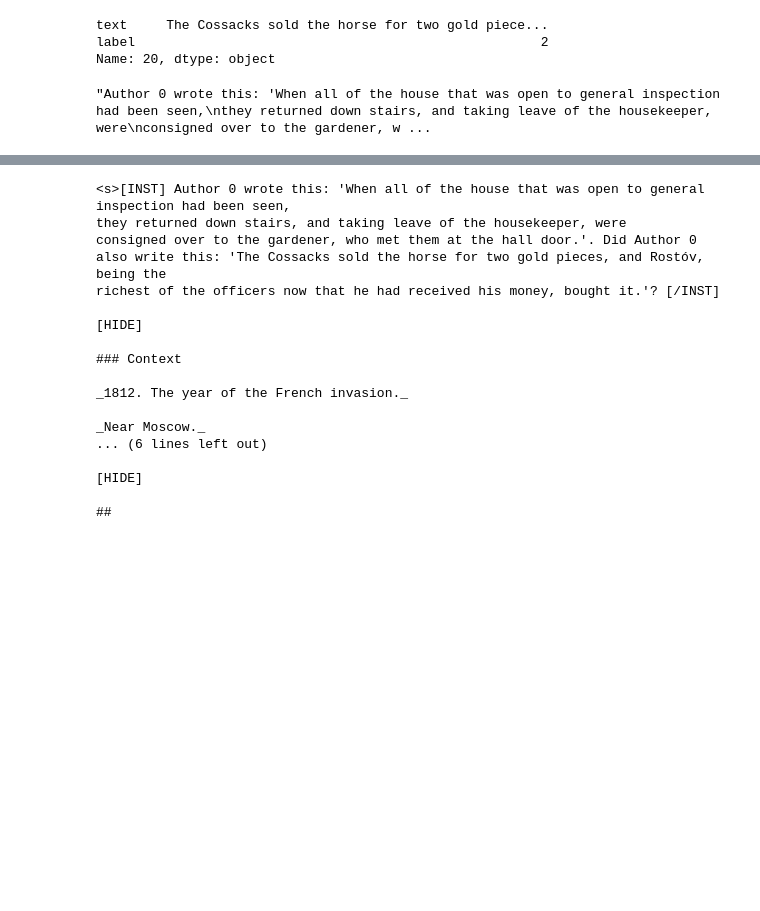
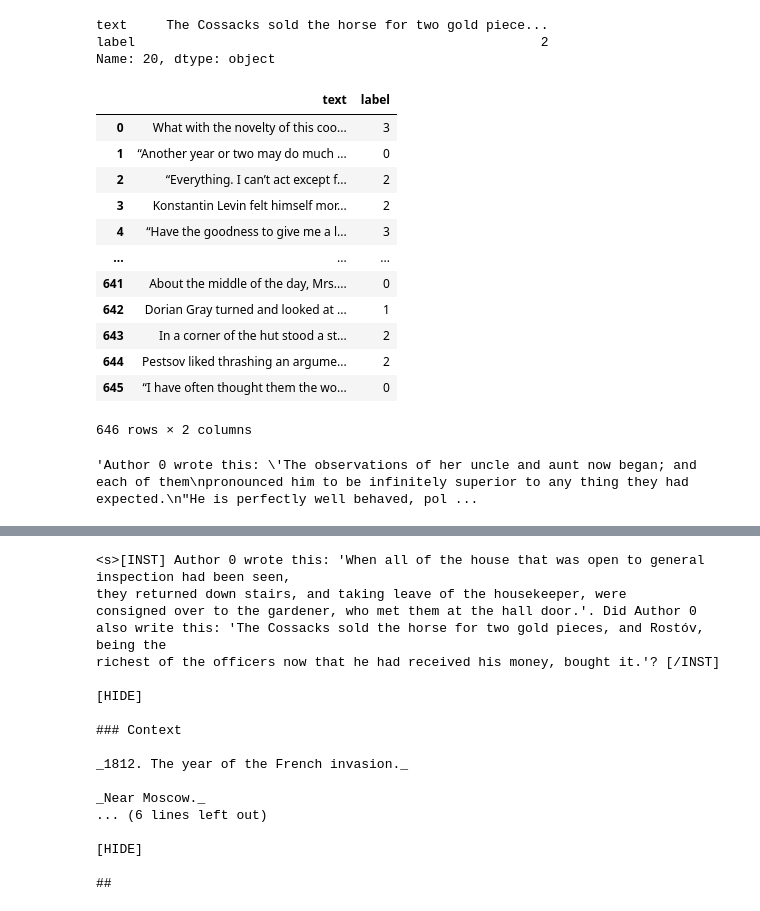
Before and after one commit to bobbycxy/llm-examples, a Jupyter notebook: qlora-tuning-baseLLM-stylometry-example.ipynb, the cells around one changed output, grey strips where cells are left out. Saved outputs shown, nothing was run; the diff lists cells and outputs as text; code cells hidden in the pictures; blank space fills up the shorter version.

```diff
--- a/qlora-tuning-baseLLM-stylometry-example.ipynb
+++ b/qlora-tuning-baseLLM-stylometry-example.ipynb
@@ -189,14 +218,30 @@ pd.DataFrame(inf_dataset).iloc[20]
 text     The Cossacks sold the horse for two gold piece...
 label                                                    2
 Name: 20, dtype: object
+# %%
+pd.DataFrame(inf_dataset)
+# %% [output]
+|  | text | label |
+| 0 | What with the novelty of this coo... | 3 |
+| 1 | “Another year or two may do much ... | 0 |
+| 2 | “Everything. I can’t act except f... | 2 |
+| 3 | Konstantin Levin felt himself mor... | 2 |
+| 4 | “Have the goodness to give me a l... | 3 |
+| ... | ... | ... |
+| 641 | About the middle of the day, Mrs.... | 0 |
+| 642 | Dorian Gray turned and looked at ... | 1 |
+| 643 | In a corner of the hut stood a st... | 2 |
+| 644 | Pestsov liked thrashing an argume... | 2 |
+| 645 | “I have often thought them the wo... | 0 |
+646 rows × 2 columns
 # %%
-index = 20
+index = 2
 
 author_a = dataset['label_a'][index]
 text_a = dataset['text_a'][index]
 text_b= pd.DataFrame(inf_dataset)['text'][index]
 
-prompt = f"Author {author_a} wrote this: '{text_a}'. Did Author {author_a} also write this: '{text_b}'?"
+prompt = f"Author {author_a} wrote this: '{text_a}'. Did Author {author_a} also write this: '{text_b}'? Your response will either be yes, no or unsure."
 prompt
 # %% [output]
-"Author 0 wrote this: 'When all of the house that was open to general inspection had been seen,\nthey returned down stairs, and taking leave of the housekeeper, were\nconsigned over to the gardener, w ...
+'Author 0 wrote this: \'The observations of her uncle and aunt now began; and each of them\npronounced him to be infinitely superior to any thing they had expected.\n"He is perfectly well behaved, pol ...
```
Also changed, not shown: parts of 14 cells of this notebook, 7 other files.
